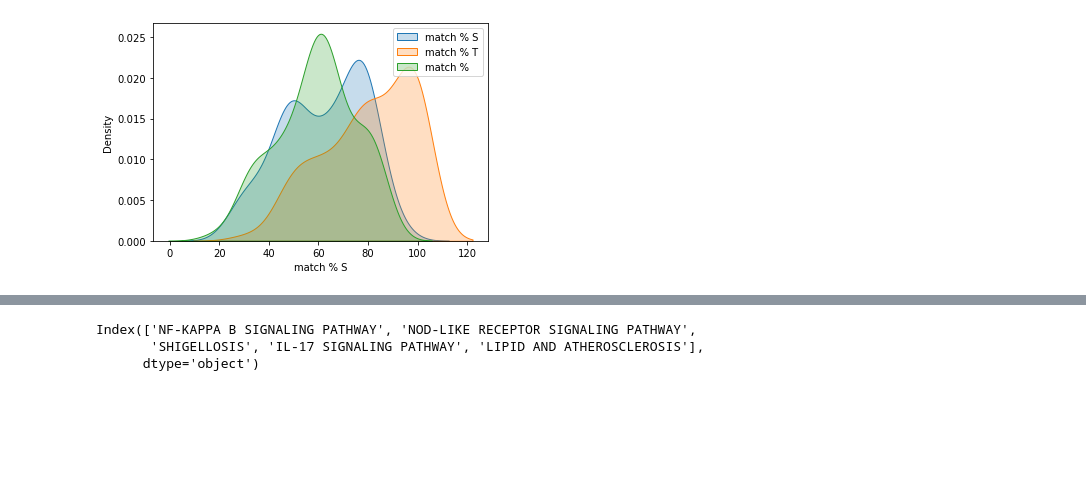
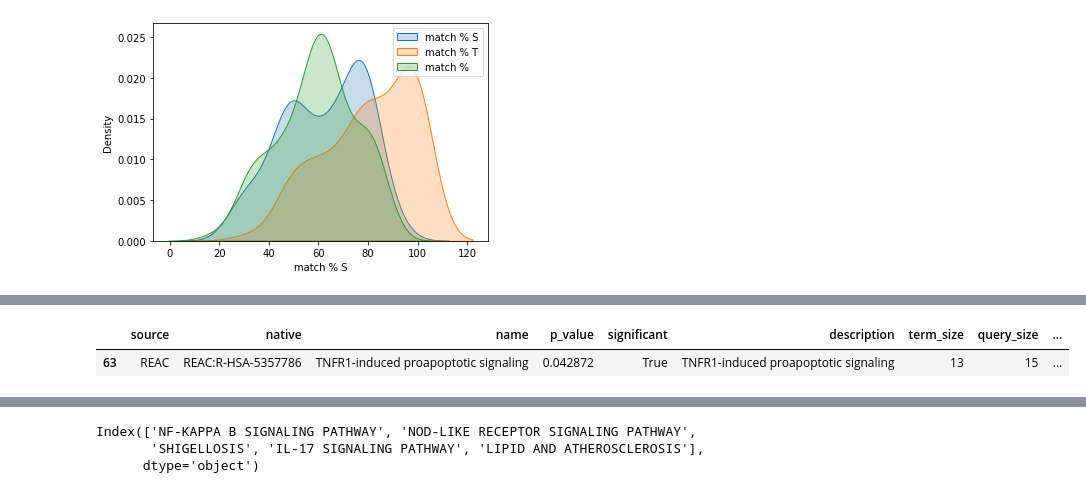
Before and after one commit to Teichlab/Genes2Genes, a Jupyter notebook: notebooks/OrgAlignTutorialNotebook_25102022.ipynb, the cells around one changed output, grey strips where cells are left out. Drawn from its saved outputs; the diff is of its cells as text; code cells hidden in the pictures; blank space fills up the shorter version.

```diff
--- a/notebooks/OrgAlignTutorialNotebook_25102022.ipynb
+++ b/notebooks/OrgAlignTutorialNotebook_25102022.ipynb
@@ -393,0 +402,3 @@ clusters = clusters.set_index('Gene')
+# %%
+pathMan = PathwayAnalyser.PathwayEnrichmentAnalyser(aligner)
+pathMan.run_cluster_enrichment() # runs g:profiler and outputs only the clusters with significance hits for overrepresentation
@@ -393,0 +444,2 @@ clusters = clusters.set_index('Gene')
+# %%
+gprofiler_results = pathMan.run_gprofiler() # run overepresentation analysis on top DE genes -- below 50% alignment by default
@@ -393,0 +459,5 @@ clusters = clusters.set_index('Gene')
+# %%
+gprofiler_results[gprofiler_results.source=='REAC']
+# %% [output]
+|  | source | native | name | p_value | significant | description | term_size | query_size | ... |
+| 63 | REAC | REAC:R-HSA-5357786 | TNFR1-induced proapoptotic signaling | 0.042872 | True | TNFR1-induced proapoptotic signaling | 13 | 15 | ... |
```
Also changed, not shown: parts of 34 cells of this notebook, 2 other files.
